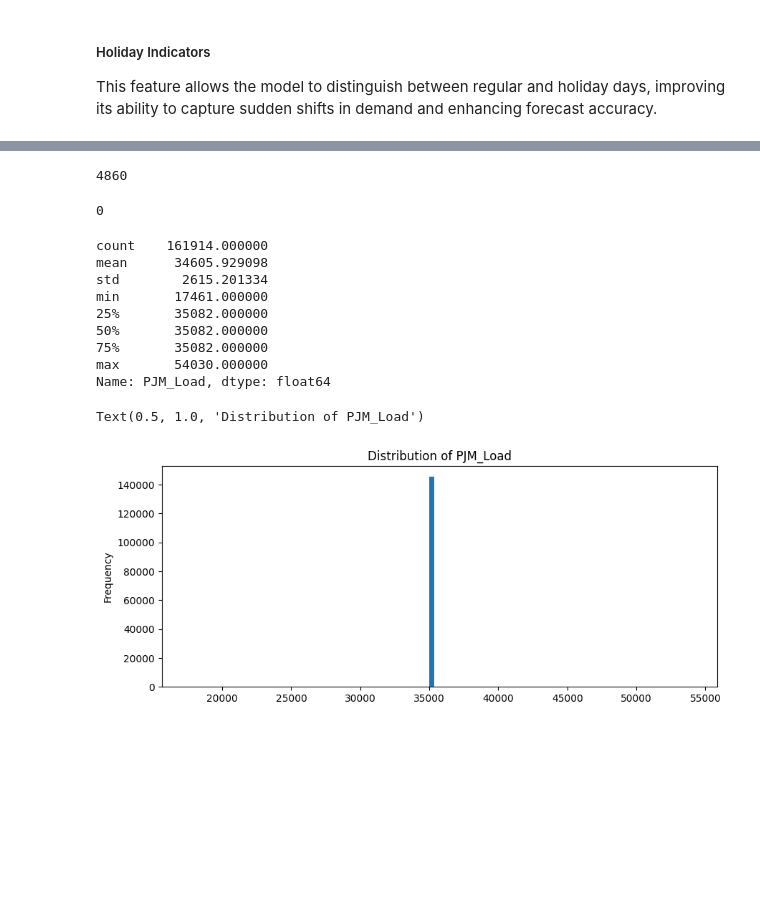
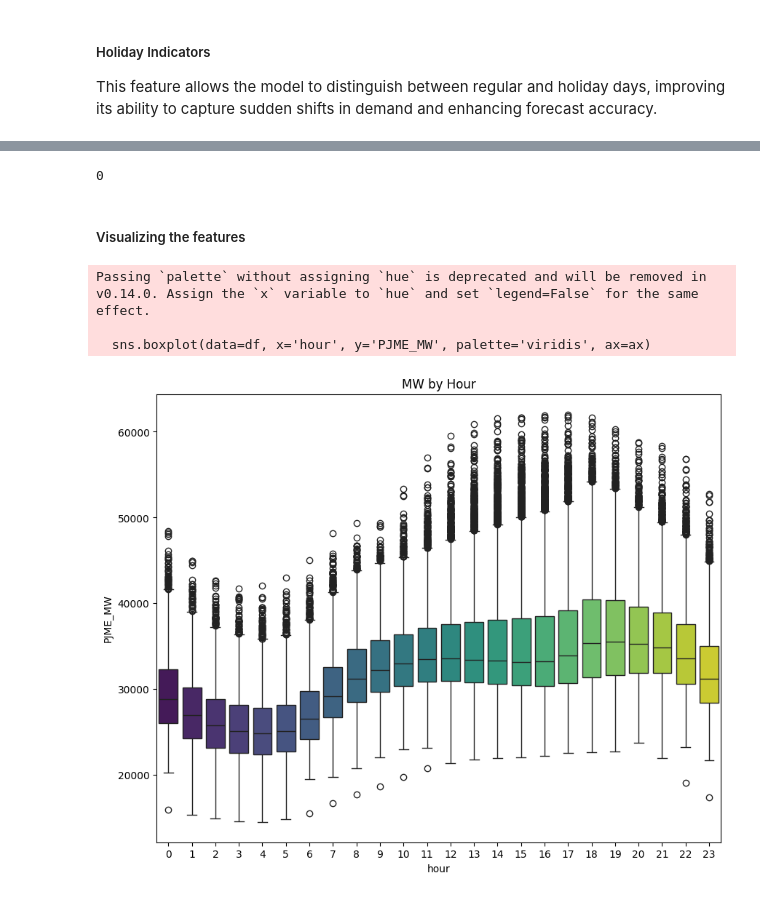
Before and after one commit to Himanshu-2678/Energy-Consumption-Forecasting, a Jupyter notebook: notebooks/3-feature_engineering.ipynb, the cells around one changed output, grey strips where cells are left out. Saved outputs shown, nothing was run; the diff lists cells and outputs as text; code cells hidden in the pictures; blank space fills up the shorter version.

```diff
--- a/notebooks/3-feature_engineering.ipynb
+++ b/notebooks/3-feature_engineering.ipynb
@@ -26,2 +36,7 @@ df_cleaned.shape
 # %%
-df_cleaned.columns
+## converting df["Datetime"] to datetime format
+# Convert 'Datetime' column to datetime format if it isn't already
+df['Datetime'] = pd.to_datetime(df['Datetime'])
+
+# Set the 'Datetime' column as the index
+df.set_index('Datetime', inplace=True)
@@ -32,10 +43,20 @@ Index(['AEP', 'COMED', 'DAYTON', 'DEOK', 'DOM', 'DUQ', 'EKPC', 'FE', 'NI',
 # %% [markdown]
 ##### Extracting time-based feature
 # %%
-## extracting time-based features
-df_cleaned['hour'] = df_cleaned.index.hour
-df_cleaned['day_of_week'] = df_cleaned.index.dayofweek
-df_cleaned['month'] = df_cleaned.index.month
-df_cleaned['day_of_year'] = df_cleaned.index.dayofyear
-df_cleaned['is_weekend'] = (df_cleaned.index.dayofweek >= 5).astype(int)
+def create_features(df):
+    """
+    Create time series features based on time series index.
+    """
+    df = df.copy()
+    df['hour'] = df.index.hour
+    df['dayofweek'] = df.index.dayofweek
+    df['quarter'] = df.index.quarter
+    df['month'] = df.index.month
+    df['year'] = df.index.year
+    df['dayofyear'] = df.index.dayofyear
+    df['dayofmonth'] = df.index.day
+    df['weekofyear'] = df.index.isocalendar().week
+    return df
+
+df = create_features(df)
 # %%
@@ -76,7 +105,7 @@ import pandas as pd
 from pandas.tseries.holiday import USFederalHolidayCalendar
 
 calendar = USFederalHolidayCalendar()
-holidays = calendar.holidays(start=df_cleaned.index.min(), end=df_cleaned.index.max())
+holidays = calendar.holidays(start=df.index.min(), end=df.index.max())
 
-df_cleaned['is_holiday'] = df_cleaned.index.isin(holidays).astype(int)
+df['is_holiday'] = df.index.isin(holidays).astype(int)
 # %%
@@ -101 +116,4 @@ Index(['AEP', 'COMED', 'DAYTON', 'DEOK', 'DOM', 'DUQ', 'EKPC', 'FE', 'NI',
       dtype='object')
+# %%
+## Average Consumption of PJM East and West
+df["PJME_PJME_avg_Consumption"] = (df['PJME_MW'] + df['PJMW_MW'])/2
@@ -102,5 +130,5 @@ Index(['AEP', 'COMED', 'DAYTON', 'DEOK', 'DOM', 'DUQ', 'EKPC', 'FE', 'NI',
 # %%
 ## checking for null values
-print(df_cleaned.isnull().sum().sum())
+print(df.isnull().sum().sum())
 # %% [output]
-4860
+0
@@ -110,24 +135,15 @@ df_cleaned.dropna(inplace=True)
-# %%
-## checking for null values
-print(df_cleaned.isnull().sum().sum())
-# %% [output]
-0
-# %%
-print(df_cleaned['PJM_Load'].describe())
-# %% [output]
-count    161914.000000
-mean      34605.929098
-std        2615.201334
-min       17461.000000
-25%       35082.000000
-50%       35082.000000
-75%       35082.000000
-max       54030.000000
-Name: PJM_Load, dtype: float64
+# %% [markdown]
+##### Visualizing the features
 # %%
 import matplotlib.pyplot as plt
-df_cleaned['PJM_Load'].plot(kind='hist', bins=100, figsize=(10,4))
-plt.title('Distribution of PJM_Load')
+import seaborn as sns
+
+fig, ax = plt.subplots(figsize=(10, 8))
+sns.boxplot(data=df, x='hour', y='PJME_MW', palette='viridis', ax=ax)
+ax.set_title('MW by Hour')
+plt.show()
 # %% [output]
-Text(0.5, 1.0, 'Distribution of PJM_Load')
+Passing `palette` without assigning `hue` is deprecated and will be removed in v0.14.0. Assign the `x` variable to `hue` and set `legend=False` for the same effect.
+
+  sns.boxplot(data=df, x='hour', y='PJME_MW', palette='viridis', ax=ax)
-[figure, old version]
+[figure, new version]
```
Also changed, not shown: parts of 17 cells of this notebook, 5 other files.
